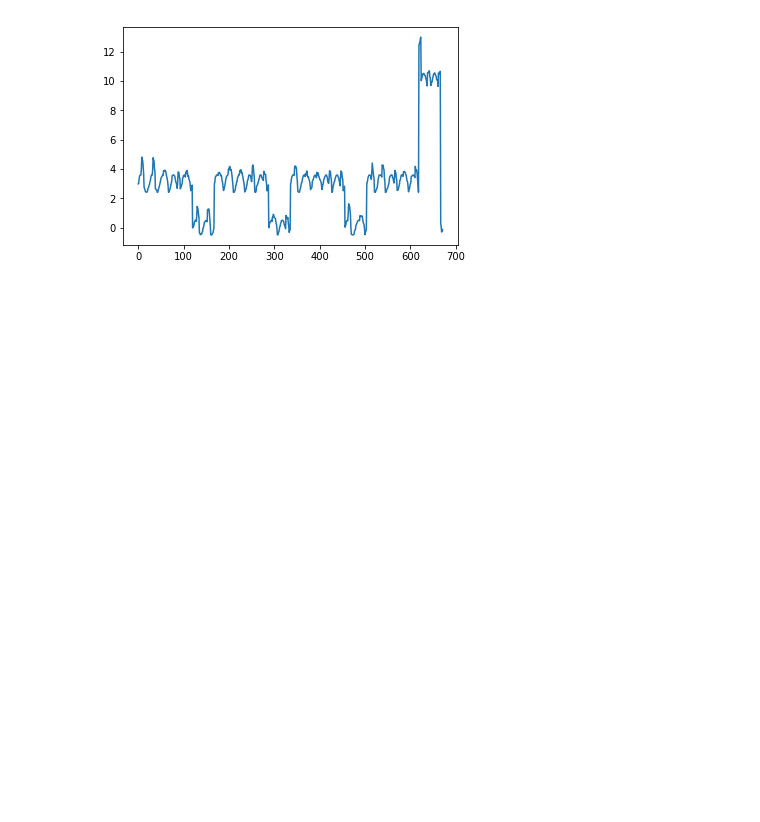
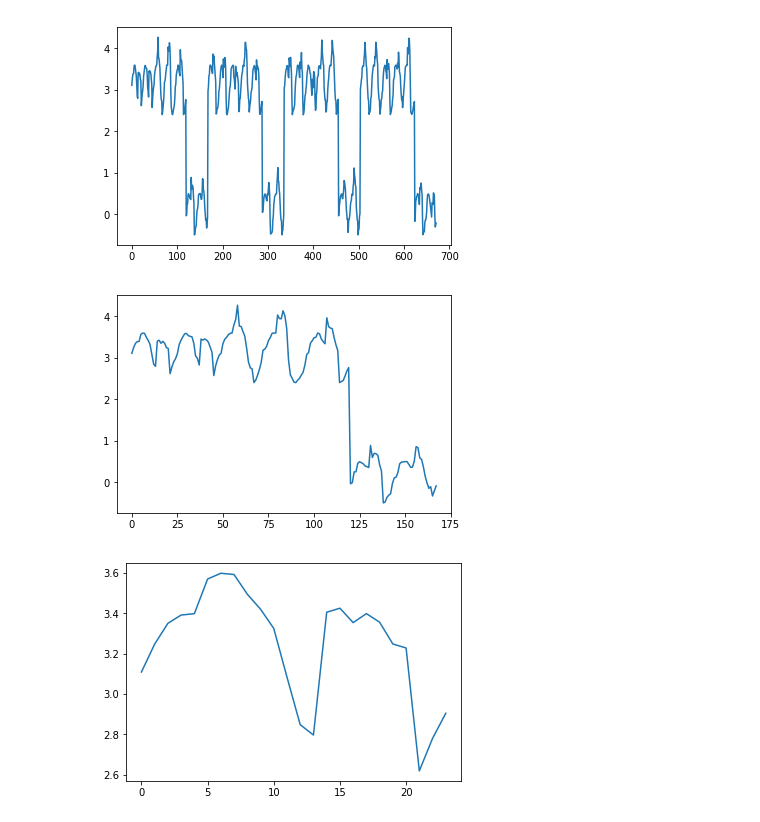
Before and after one commit to nuankw/Summer-Research-2018-Group, a Jupyter notebook: Dataset_No_2_Generator.ipynb, the cells around one changed output. Cells and saved outputs as stored; diff of their text form; code cells hidden in the pictures; blank space fills up the shorter version.

```diff
--- a/Dataset_No_2_Generator.ipynb
+++ b/Dataset_No_2_Generator.ipynb
@@ -128,10 +128,12 @@ for i in range(n):
     pattern_mixer(pattern_generator_1 = BASE_PATTERN, pattern_generator_2 = dm_pattern_list[i],  position_tuple_list = random_picked_pos_for_dm_list[i], mix_the_smoother_lines = True)
     pattern_mixer(pattern_generator_1 = BASE_PATTERN, pattern_generator_2 = dm_pattern_list[i],  position_tuple_list = random_picked_pos_for_dm_list[i], mix_the_smoother_lines = False)
 # %%
-BASE_PATTERN.plot(plot_till=24*28)
+BASE_PATTERN.plot(plot_the_smoother_line = True, plot_till=24*28)
+BASE_PATTERN.plot(plot_the_smoother_line = True, plot_till=24*7)
+BASE_PATTERN.plot(plot_the_smoother_line = True, plot_till=24)
 smooth_ys = BASE_PATTERN.get_smooth_values()
-
-
 np.save('Dataset_2_normal.npy', smooth_ys)
 # %% [output]
-[figure, old version]
+[figure, new version]
+[figure, added]
+[figure, added]
```
Also changed, not shown: parts of 4 cells of this notebook.
